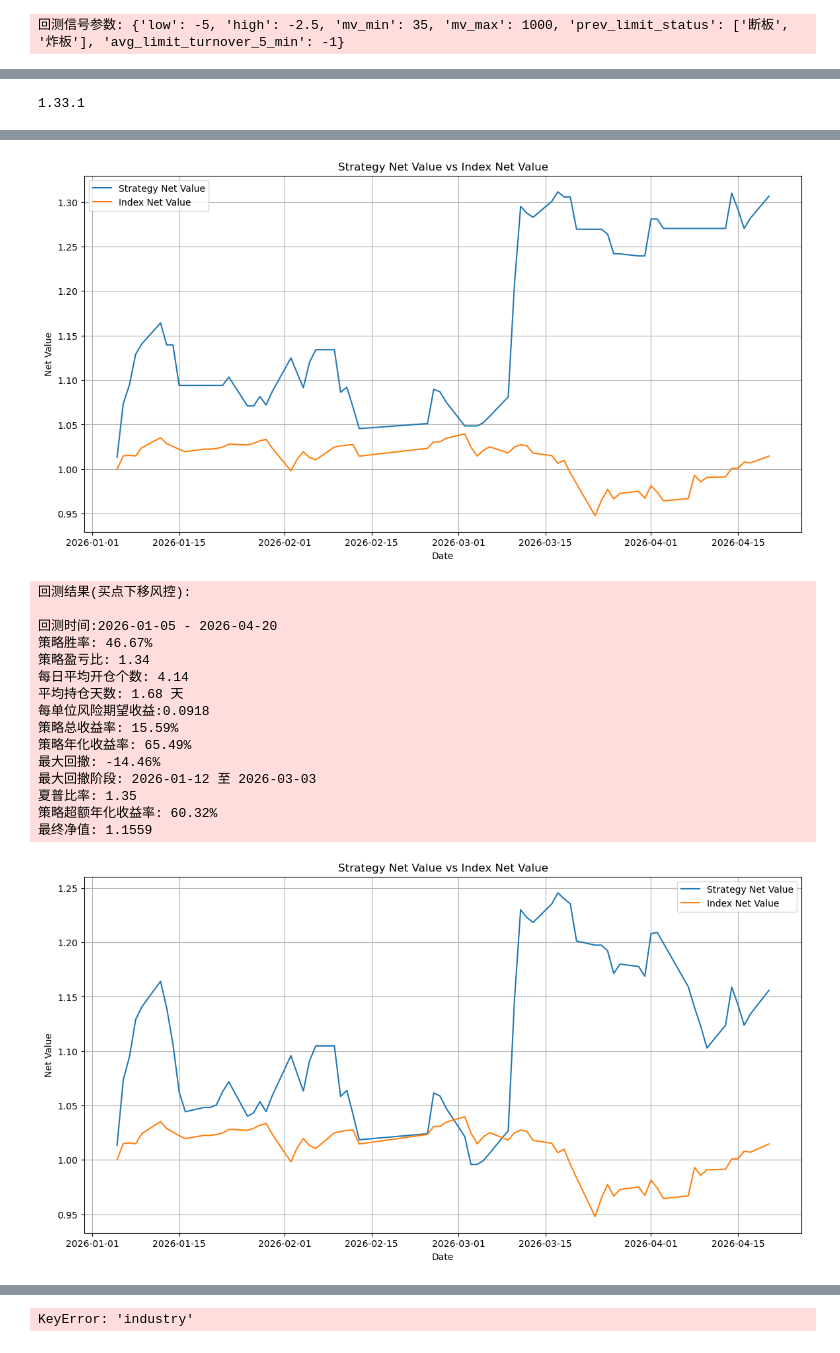
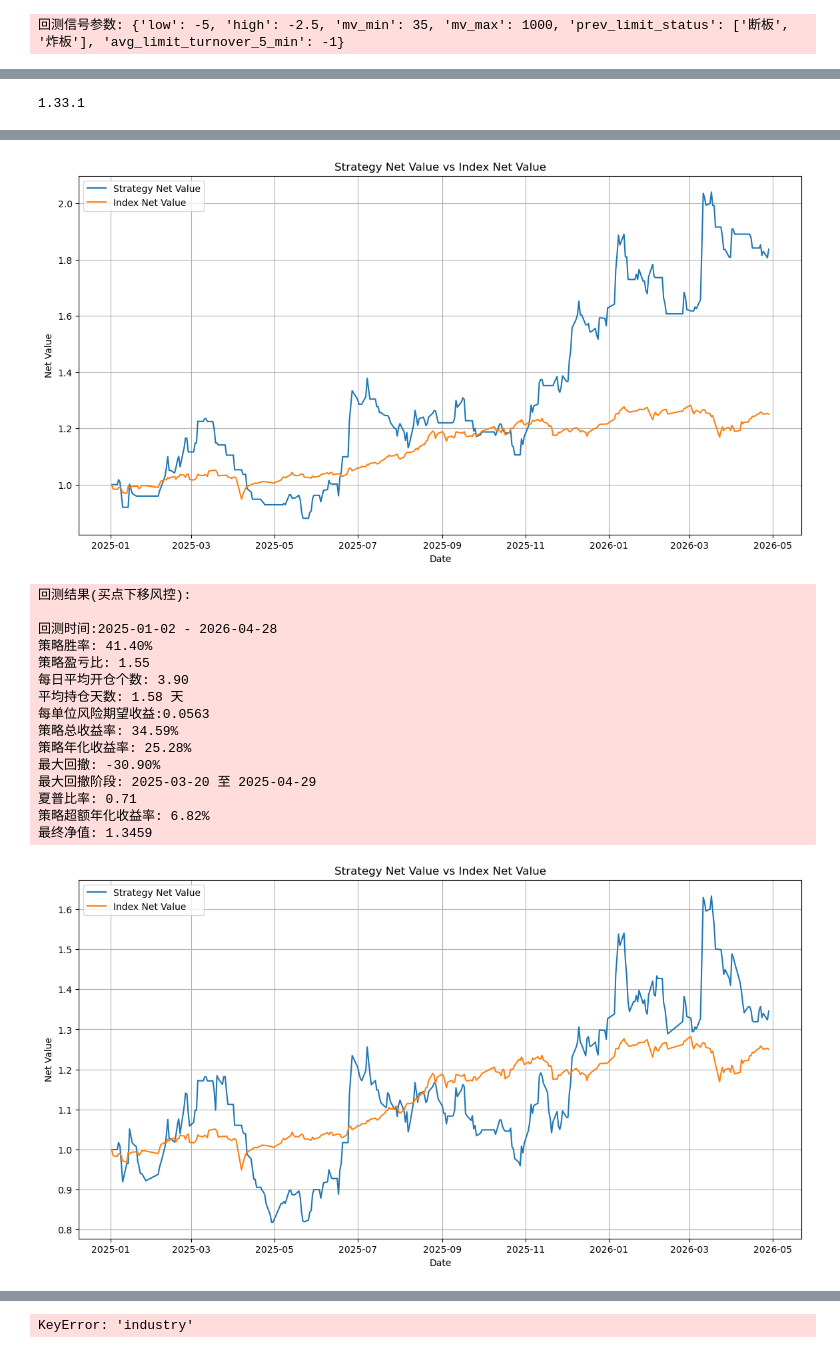
Before and after one commit to sslz1806/my_strategy, a Jupyter notebook: 回测demo.ipynb, the cells around one changed output, grey strips where cells are left out. Drawn from its saved outputs; the diff is of its cells as text; code cells hidden in the pictures.

```diff
--- a/回测demo.ipynb
+++ b/回测demo.ipynb
@@ -7,9 +7,9 @@ import pandas as pd
 import datetime as dt
 import time
 
-logging = get_logger(log_file='回测.log',inherit=False)
+logging = get_logger(log_file='log/回测.log',inherit=False)
 
-start_date = dt.date(2021,1,1)
+start_date = dt.date(2025,1,1)
 end_date = dt.datetime.today()
 
 # 获取指定日期的日线数据
@@ -158,5 +160,5 @@ end_date_str = end_date.strftime("%Y-%m-%d")
 #end_date_str = '2025-11-17'
 #start_date_str = '2026-04-07'
 logging.info(f"回测时间区间: {start_date_str} 至 {end_date_str}")
-result_df,merged_df = cal_trade_info(信号文件,trade_fun=trade,start_date=start_date_str,end_date=end_date_str)
+result_df,merged_df = cal_trade_info(信号文件,trade_fun=trade,start_date=start_date_str,end_date=end_date_str,buy_delay_days=0,extend_holding_days=0)
 # %% [output]
@@ -232,11 +231,11 @@ result_df3['weight_profit'] = result_df3['profit'] *0.4
 #back_result =report_backtest_full(result_df, start_date = '2025-01-01', end_date='2025-12-20',profit_col='weight_profit')
 #end_date_str = '2023-12-31'
 logging.info("回测结果(不风控):")
-back_result =report_backtest_full(merged_df.to_pandas(), start_date = '2026-01-01', end_date=end_date_str,profit_col='weight_profit',)
+back_result =report_backtest_full(merged_df.to_pandas(), start_date = '2025-01-01', end_date=end_date_str,profit_col='weight_profit',)
 logging.info("回测结果(触及跌停风控):")
-back_result =report_backtest_full(merged_df_with_weight.to_pandas(), start_date = '2026-01-01', end_date=end_date_str,profit_col='weight_profit',)
+back_result =report_backtest_full(merged_df_with_weight.to_pandas(), start_date = '2025-01-01', end_date=end_date_str,profit_col='weight_profit',)
 logging.info("回测结果(买点下移风控):")
-back_result =report_backtest_full(merged_df_with_weight_adjust.to_pandas(), start_date = '2026-01-01', end_date=end_date_str,profit_col='weight_profit')
+back_result =report_backtest_full(merged_df_with_weight_adjust.to_pandas(), start_date = '2025-01-01', end_date=end_date_str,profit_col='weight_profit')
 # 将回测结果保存到日志中
 #logging.info("\n" + back_result.to_string(index=False))
 # %% [output]
@@ -279,20 +276,20 @@ Row orientation inferred during DataFrame construction. Explicitly specify the o
-[figure, old version]
+[figure, new version]
 回测结果(买点下移风控):
 
-回测时间:2026-01-05 - 2026-04-20
-策略胜率: 46.67%
-策略盈亏比: 1.34
-每日平均开仓个数: 4.14
-平均持仓天数: 1.68 天
-每单位风险期望收益:0.0918
-策略总收益率: 15.59%
-策略年化收益率: 65.49%
-最大回撤: -14.46%
-最大回撤阶段: 2026-01-12 至 2026-03-03
-夏普比率: 1.35
-策略超额年化收益率: 60.32%
-最终净值: 1.1559
+回测时间:2025-01-02 - 2026-04-28
+策略胜率: 41.40%
+策略盈亏比: 1.55
+每日平均开仓个数: 3.90
+平均持仓天数: 1.58 天
+每单位风险期望收益:0.0563
+策略总收益率: 34.59%
+策略年化收益率: 25.28%
+最大回撤: -30.90%
+最大回撤阶段: 2025-03-20 至 2025-04-29
+夏普比率: 0.71
+策略超额年化收益率: 6.82%
+最终净值: 1.3459
-[figure, old version]
+[figure, new version]
 # %%
 from my_backtester.my_backtester import Backtester
 交割数据 = merged_df_with_weight.to_pandas()
```
Also changed, not shown: parts of 6 cells of this notebook, 38 other files.
